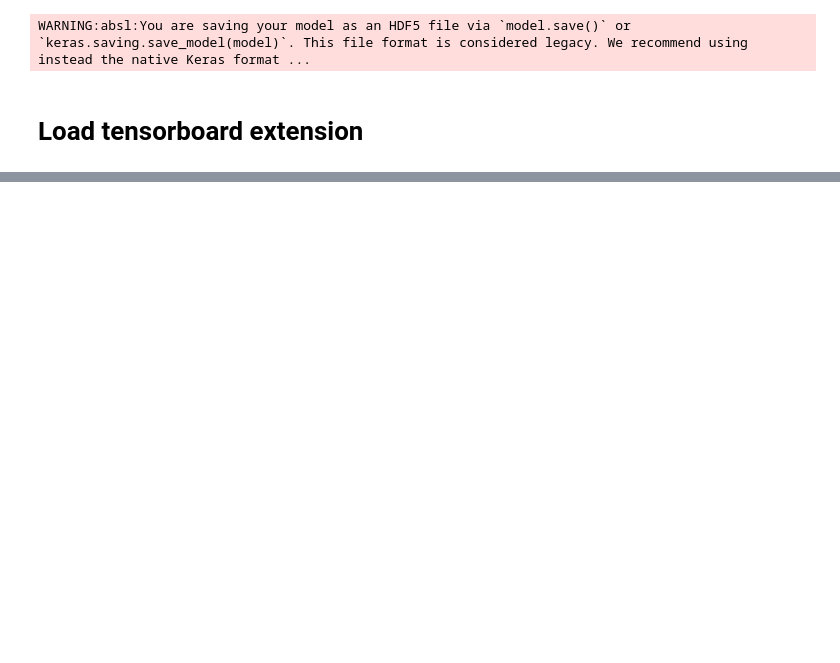
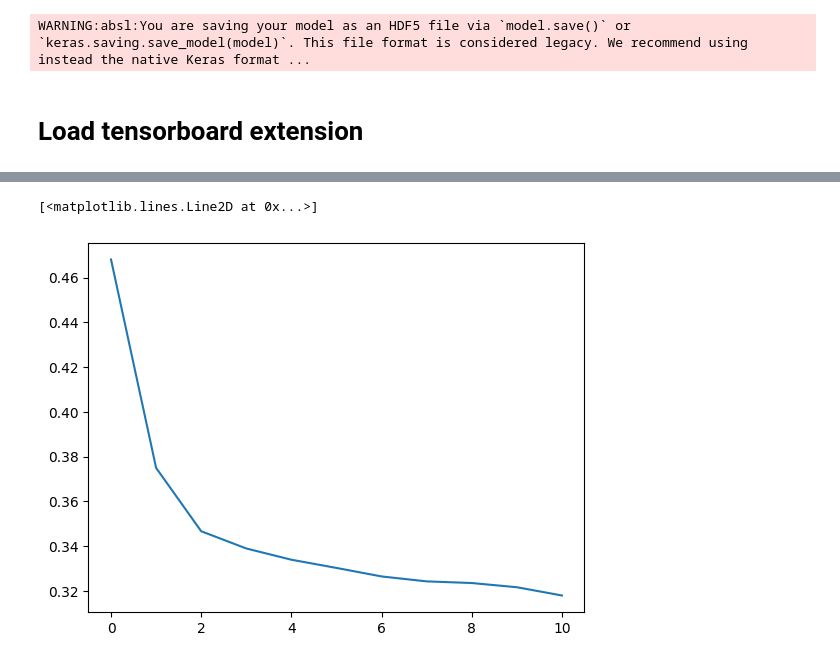
Before and after one commit to ahmedosm0/NLP_GenAI, a Jupyter notebook: ann_classification_project/ann_main.ipynb, the cells around one changed output, grey strips where cells are left out. Cells and saved outputs as stored; diff of their text form; code cells hidden in the pictures; blank space fills up the shorter version.

```diff
--- a/ann_classification_project/ann_main.ipynb
+++ b/ann_classification_project/ann_main.ipynb
@@ -221,7 +221,8 @@ print(x_train[1])
 # %%
 model = Sequential([
     Dense(64, activation='relu', input_shape=(x_train[1].shape)), # 1st hidden layer
-    Dense(32, activation='relu'), # 2nd hidden layer
+    Dense(32, activation='relu'), # 1nd hidden layer
+    Dense(16, activation='relu'), # 2nd hidden layer
     Dense(1, activation='sigmoid') # output layer
 ])
 # %%
@@ -265,7 +268,7 @@ tensorflow_callback
 # %% [markdown]
 ### setup early stopping
 # %%
-early_stoping_callback = EarlyStopping(monitor='val_loss', patience=10, restore_best_weights=True)
+early_stoping_callback = EarlyStopping(monitor='val_loss', patience=5, restore_best_weights=True)
 # wait 10 epochs to check the changes in val_loss
 # if it's very low, it stops training process
 # and stores the w values, which has less loss
@@ -327,0 +347,6 @@ Model: "sequential_1"
+# %%
+import matplotlib.pyplot as plt
+plt.plot(history.history['loss'])
+# %% [output]
+[<matplotlib.lines.Line2D at 0x...>]
+[figure, added]
```
Also changed, not shown: parts of 13 cells of this notebook, 14 other files.
